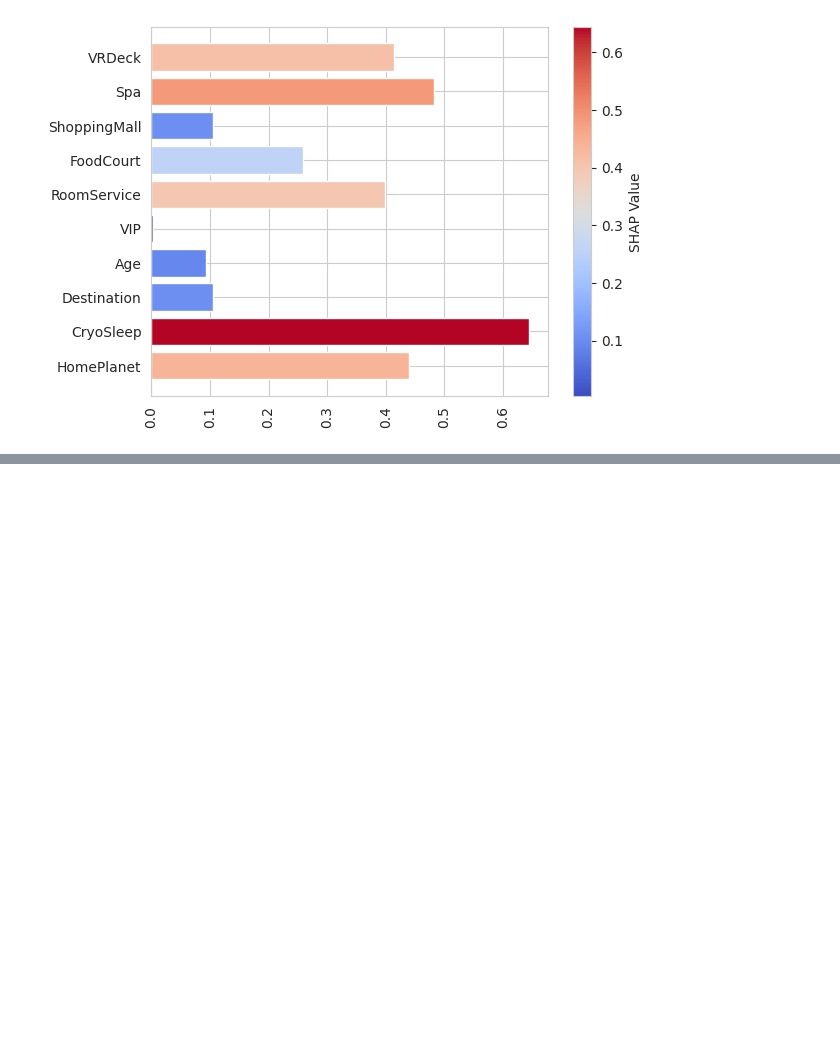
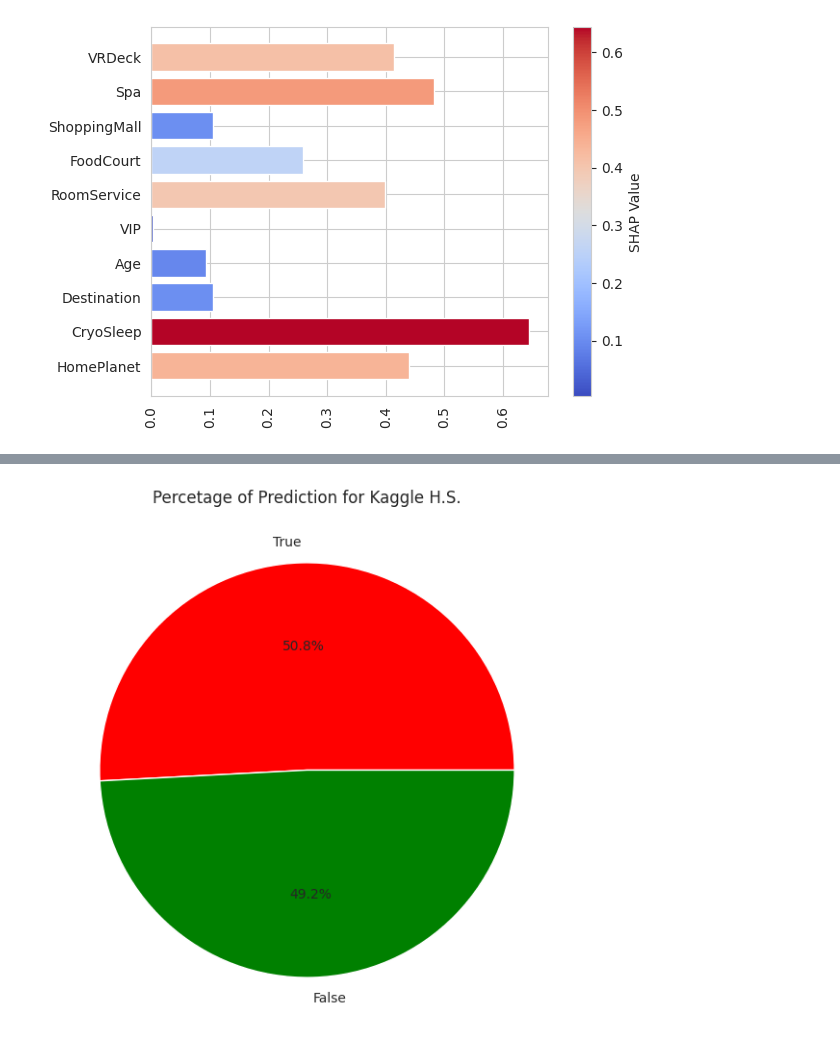
Before and after one commit to TOFWAQ/Kaggle_Challenge, a Jupyter notebook: TEAM_14.ipynb, the cells around one changed output, grey strips where cells are left out. Saved outputs shown, nothing was run; the diff lists cells and outputs as text; code cells hidden in the pictures; blank space fills up the shorter version.

Commit message:
Final Submission

```diff
--- a/TEAM_14.ipynb
+++ b/TEAM_14.ipynb
@@ -739,3 +739,6 @@ files.download("submission_Test_3.csv")
 # %% [output]
 [interactive output not drawn]
 [interactive output not drawn]
+# %%
+kag_highscore = pd.read_csv('https://raw.githubusercontent.com/TOFWAQ/Train_data/main/submission_test_1.csv')
+kag_highscore.head()
@@ -741,0 +752,10 @@ files.download("submission_Test_3.csv")
+# %%
+#percentage of predicted in True and false
+#of the highest score in Kaggle
+pre_tran_counts = kag_highscore['Transported'].value_counts()
+plt.figure(figsize=(7,7))
+plt.pie(pre_tran_counts, labels=pre_tran_counts.index, autopct='%1.1f%%', colors=['red', 'green'])
+plt.title('Percetage of Prediction for Kaggle H.S.')
+plt.show()
+# %% [output]
+[figure, added]
```
Also changed, not shown: parts of 1 cell of this notebook.
